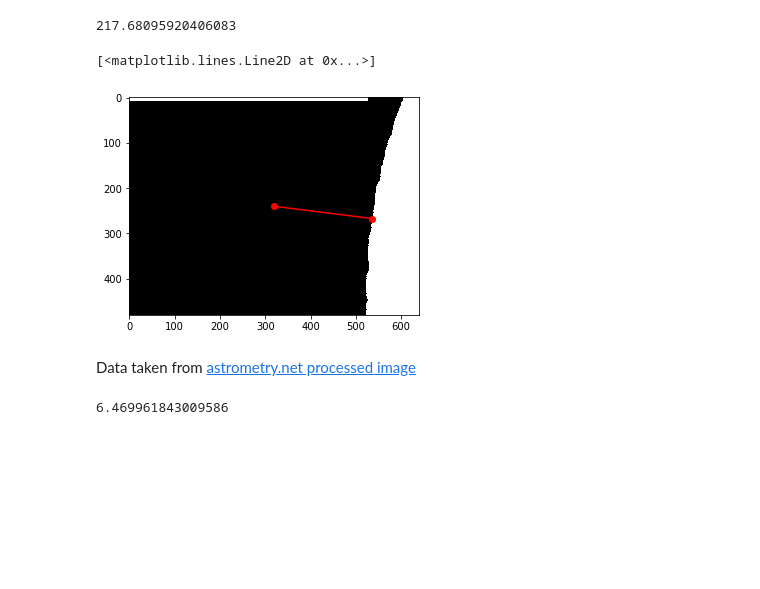
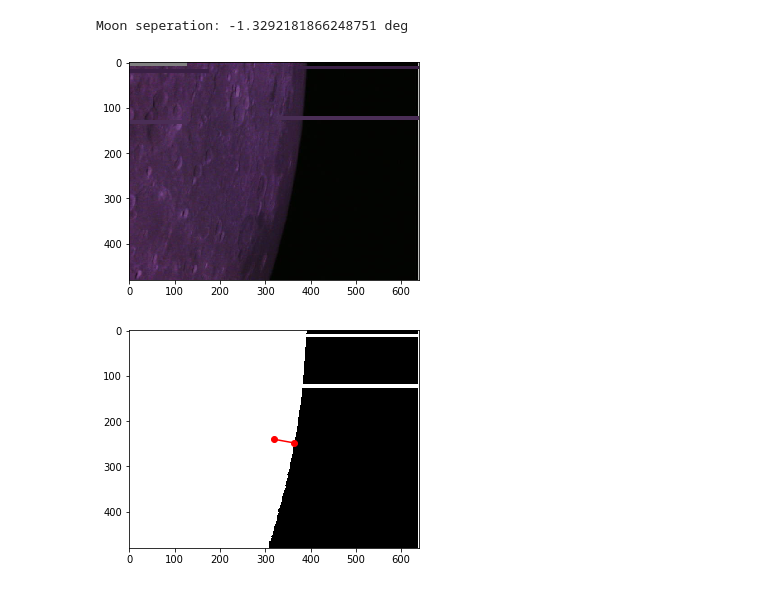
Before and after one commit to daniestevez/jupyter_notebooks, a Jupyter notebook: dslwp/June 30 image analysis.ipynb, the cells around one changed output. Drawn from its saved outputs; the diff is of its cells as text; code cells hidden in the pictures; blank space fills up the shorter version.

```diff
--- a/dslwp/June 30 image analysis.ipynb
+++ b/dslwp/June 30 image analysis.ipynb
@@ -4,4 +4,24 @@ import numpy as np
 import matplotlib.pyplot as plt
 import matplotlib.image as mpimg
 import matplotlib.colors as mpcol
+# %%
+def process_image(path, inside = False):
+    img = mpimg.imread(path)
+    plt.figure()
+    plt.imshow(img)
+    brightness_threshold = 30
+    moon_detect = mpcol.rgb_to_hsv(img)[...,2] > brightness_threshold
+    x,y = np.where(moon_detect) if not inside else np.where(~moon_detect)
+    dist_px = np.sqrt((x-moon_detect.shape[0]/2)**2 + (y-moon_detect.shape[1]/2)**2)
+    min_dist_px = np.min(dist_px)
+    plt.figure()
+    plt.imshow(moon_detect, cmap = 'gray')
+    plt.plot([moon_detect.shape[1]/2, y[np.argmin(dist_px)]], [moon_detect.shape[0]/2, x[np.argmin(dist_px)]], 'o-', color = 'red')
+    # Data taken from [astrometry.net processed image](http://nova.astrometry.net/user_images/2878505#original)
+    resolution_arcsec_px = 214/2
+    resolution_deg_px = resolution_arcsec_px/3600
+    moon_separation = min_dist_px * resolution_deg_px
+    if inside:
+        moon_separation = -moon_separation
+    print('Moon seperation:', moon_separation, 'deg')
 # %%
@@ -20,15 +33,0 @@ plt.imshow(moon_detect, cmap='gray')
-# %%
-x,y = np.where(moon_detect)
-dist_px = np.sqrt((x-moon_detect.shape[0]/2)**2 + (y-moon_detect.shape[1]/2)**2)
-min_dist_px = np.min(dist_px)
-min_dist_px
-# %% [output]
-217.68095920406083
-# %%
-plt.imshow(moon_detect, cmap = 'gray')
-plt.plot([moon_detect.shape[1]/2, y[np.argmin(dist_px)]], [moon_detect.shape[0]/2, x[np.argmin(dist_px)]], 'o-', color = 'red')
-# %% [output]
-[<matplotlib.lines.Line2D at 0x...>]
-[figure, removed]
-# %% [markdown]
-Data taken from [astrometry.net processed image](http://nova.astrometry.net/user_images/2878505#original)
@@ -38,5 +34,7 @@ resolution_deg_px = resolution_arcsec_px/3600
-# %%
-moon_separation = min_dist_px * resolution_deg_px
-moon_separation
-# %% [output]
-6.469961843009586
+# %%
+# 0xDD
+process_image('e57a066f-1a81-441f-aee3-3659a3d2febd.jpeg', inside = True)
+# %% [output]
+Moon seperation: -1.3292181866248751 deg
+[figure, added]
+[figure, added]
```
Also changed, not shown: parts of 5 cells of this notebook, 7 other files.
